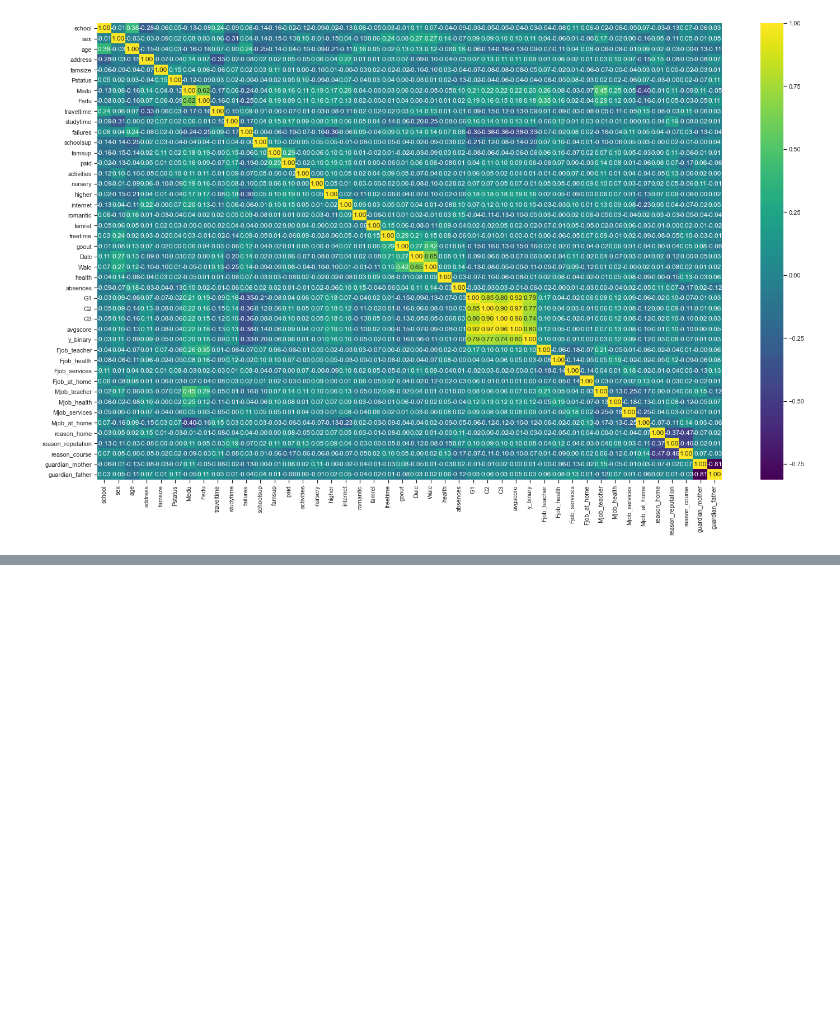
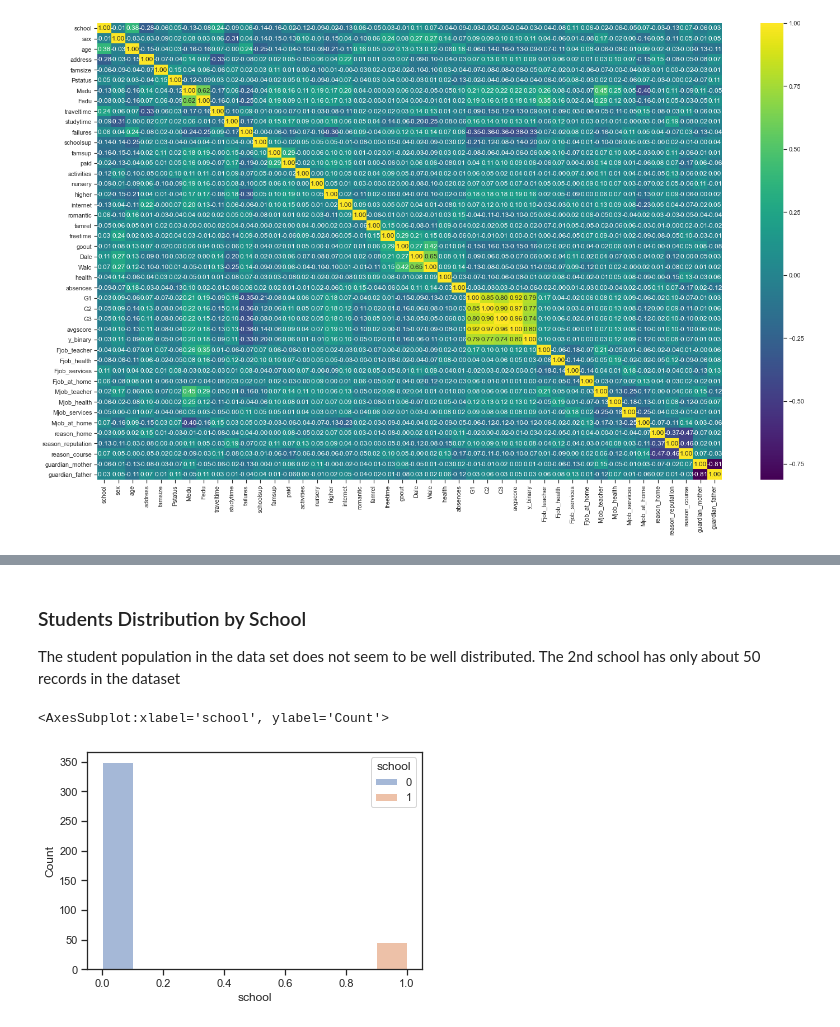
Before and after one commit to AkhilaSirikonda/group10kdd, a Jupyter notebook: prasanna/Student-DataExploration.ipynb, the cells around one changed output, grey strips where cells are left out. Saved outputs shown, nothing was run; the diff lists cells and outputs as text; code cells hidden in the pictures; blank space fills up the shorter version.

```diff
--- a/prasanna/Student-DataExploration.ipynb
+++ b/prasanna/Student-DataExploration.ipynb
@@ -104,0 +132,8 @@ plt.show()
+# %% [markdown]
+### Students Distribution by School
+The student population in the data set does not seem to be well distributed. The 2nd school has only about 50 records in the dataset
+# %%
+sns.histplot(data=stud_df, x="school",hue="school")
+# %% [output]
+<AxesSubplot:xlabel='school', ylabel='Count'>
+[figure, added]
```
Also changed, not shown: parts of 11 cells of this notebook.
